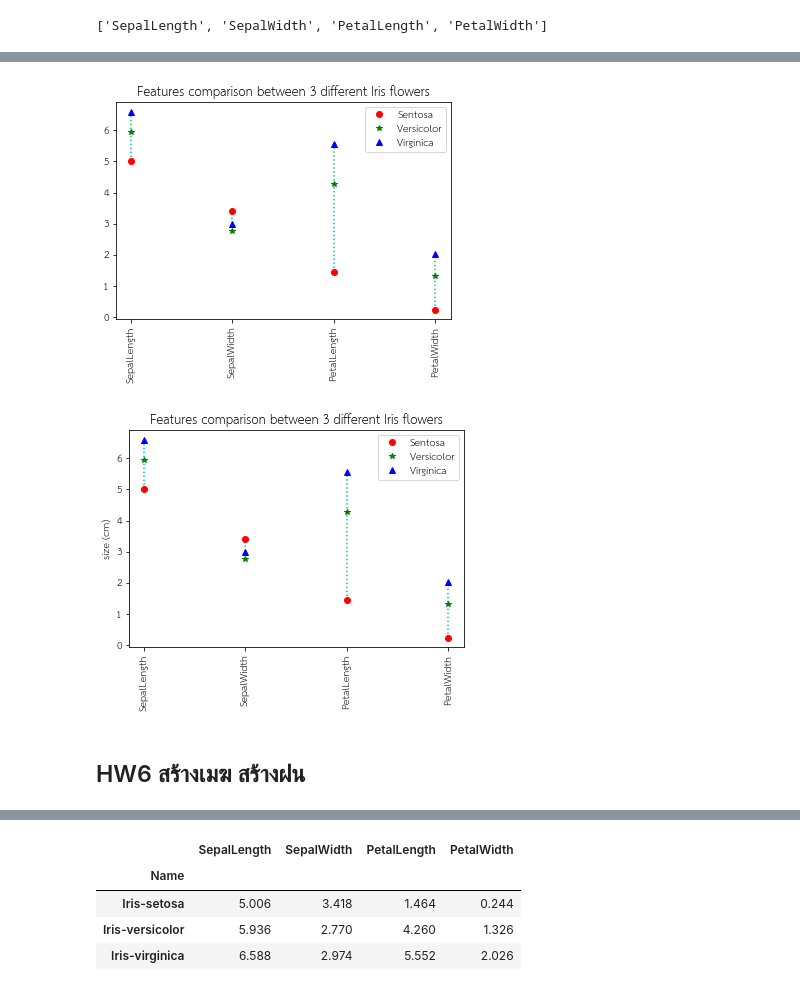
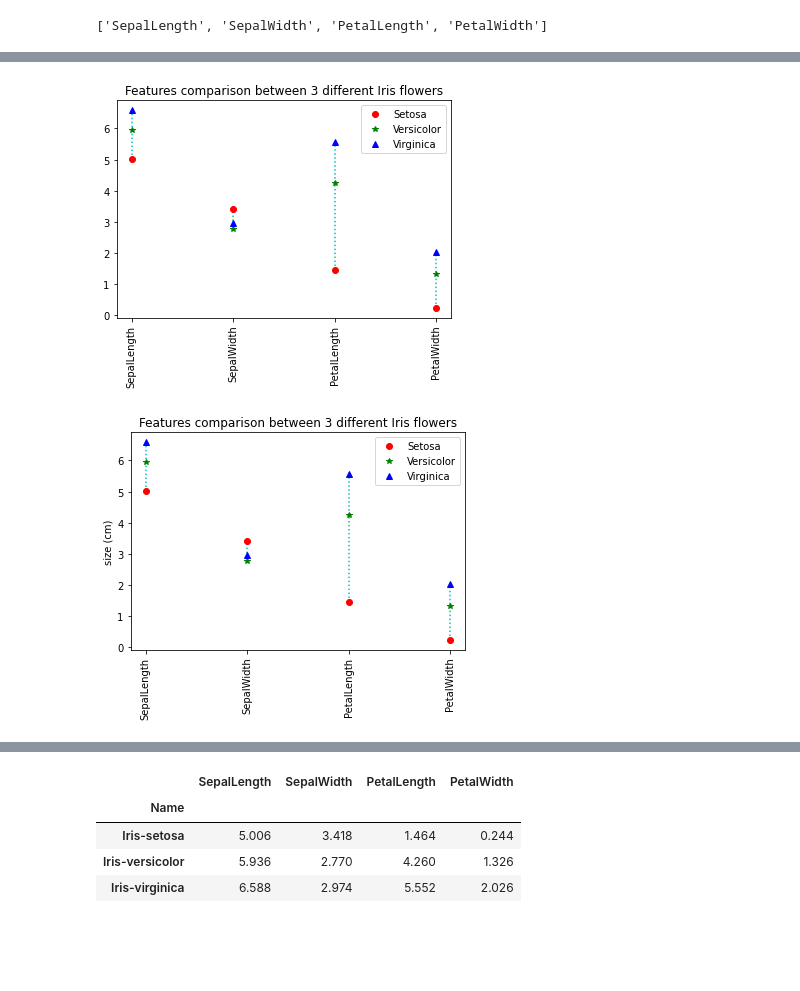
Before and after one commit to Supaporn-Bututham/data_viz_2022, a Jupyter notebook: DataViz04_Data_Comparison.ipynb, the cells around one changed output, grey strips where cells are left out. Saved outputs shown, nothing was run; the diff lists cells and outputs as text; code cells hidden in the pictures; blank space fills up the shorter version.

```diff
--- a/DataViz04_Data_Comparison.ipynb
+++ b/DataViz04_Data_Comparison.ipynb
@@ -126,32 +129,30 @@ plt.xticks([1,2,3,4],example_df.iloc[:,:-1].columns.tolist(), rotation='vertical
 # %%
-plt.plot([1,1] , [min(sample_data.iloc[:,0] ), max(sample_data.iloc[:,0])],'c:')
-plt.plot([2,2] , [min(sample_data.iloc[:,1] ), max(sample_data.iloc[:,1])],'c:')
-plt.plot([3,3] , [min(sample_data.iloc[:,2] ), max(sample_data.iloc[:,2])],'c:')
-plt.plot([4,4] , [min(sample_data.iloc[:,3] ), max(sample_data.iloc[:,3])],'c:')
+plt.plot([1,1],[min(sample_data.iloc[:,0]),max(sample_data.iloc[:,0])],'c:')
+plt.plot([2,2],[min(sample_data.iloc[:,1]),max(sample_data.iloc[:,1])],'c:')
+plt.plot([3,3],[min(sample_data.iloc[:,2]),max(sample_data.iloc[:,2])],'c:')
+plt.plot([4,4],[min(sample_data.iloc[:,3]),max(sample_data.iloc[:,3])],'c:')
 
-plt.plot([1,2,3,4],sample_data.iloc[0,:],'ro',label='Sentosa')
+plt.plot([1,2,3,4],sample_data.iloc[0,:],'ro',label='Setosa')
 plt.plot([1,2,3,4],sample_data.iloc[1,:],'g*',label='Versicolor')
 plt.plot([1,2,3,4],sample_data.iloc[2,:],'b^',label='Virginica')
 plt.legend()
-plt.xticks([1,2,3,4],example_df.iloc[:,:-1].columns.tolist(), rotation='vertical')
+plt.xticks([1,2,3,4], example_df.iloc[:,:-1].columns.tolist(), rotation='vertical')
 plt.title('Features comparison between 3 different Iris flowers');
 # %% [output]
-[figure, old version]
+[figure, new version]
 # %%
-plt.plot([1,1] , [min(sample_data.iloc[:,0] ), max(sample_data.iloc[:,0])],'c:')
-plt.plot([2,2] , [min(sample_data.iloc[:,1] ), max(sample_data.iloc[:,1])],'c:')
-plt.plot([3,3] , [min(sample_data.iloc[:,2] ), max(sample_data.iloc[:,2])],'c:')
-plt.plot([4,4] , [min(sample_data.iloc[:,3] ), max(sample_data.iloc[:,3])],'c:')
+plt.plot([1,1],[min(sample_data.iloc[:,0]),max(sample_data.iloc[:,0])],'c:')
+plt.plot([2,2],[min(sample_data.iloc[:,1]),max(sample_data.iloc[:,1])],'c:')
+plt.plot([3,3],[min(sample_data.iloc[:,2]),max(sample_data.iloc[:,2])],'c:')
+plt.plot([4,4],[min(sample_data.iloc[:,3]),max(sample_data.iloc[:,3])],'c:')
 
-plt.plot([1,2,3,4],sample_data.iloc[0,:],'ro',label='Sentosa')
+plt.plot([1,2,3,4],sample_data.iloc[0,:],'ro',label='Setosa')
 plt.plot([1,2,3,4],sample_data.iloc[1,:],'g*',label='Versicolor')
 plt.plot([1,2,3,4],sample_data.iloc[2,:],'b^',label='Virginica')
 
 plt.legend()
-plt.xticks([1,2,3,4],example_df.iloc[:,:-1].columns.tolist(), rotation='vertical')
+plt.xticks([1,2,3,4], example_df.iloc[:,:-1].columns.tolist(), rotation='vertical')
 plt.title('Features comparison between 3 different Iris flowers')
 plt.ylabel('size (cm)');
 # %% [output]
-[figure, old version]
+[figure, new version]
-# %% [markdown]
-## HW6 สร้างเมฆ สร้างฝน
```
Also changed, not shown: parts of 82 cells of this notebook.
